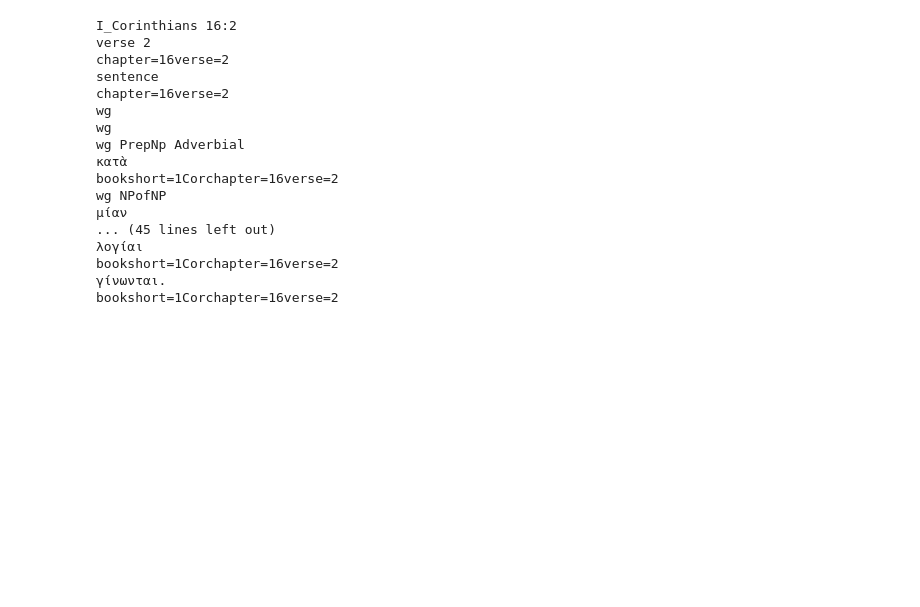
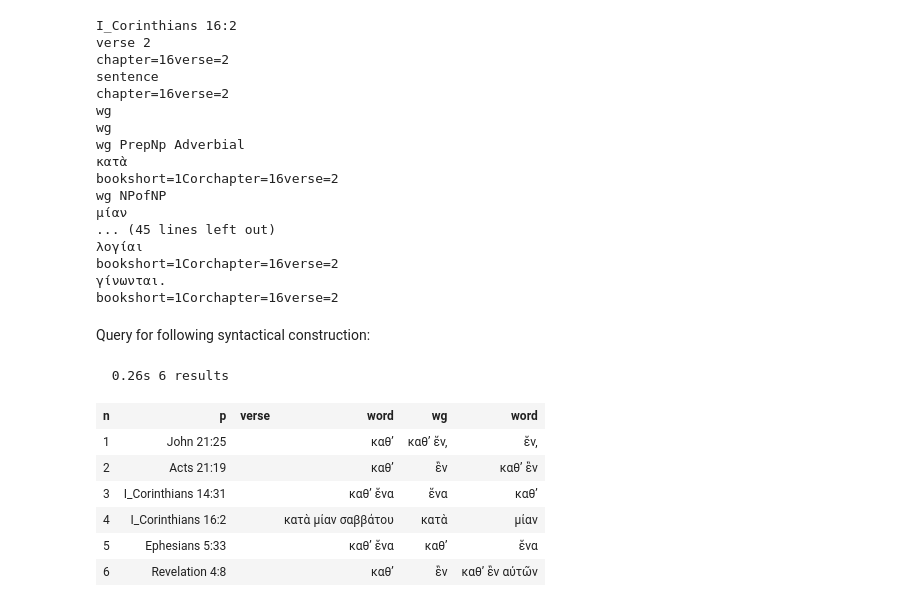
Before and after one commit to tonyjurg/Nestle1904LFT, a Jupyter notebook: docs/usecases/interpretation.ipynb, the cells around one changed output. Saved outputs shown, nothing was run; the diff lists cells and outputs as text; code cells hidden in the pictures; blank space fills up the shorter version.

```diff
--- a/docs/usecases/interpretation.ipynb
+++ b/docs/usecases/interpretation.ipynb
@@ -228,3 +228,24 @@ wg NPofNP
 bookshort=1Corchapter=16verse=2
 γίνωνται.
 bookshort=1Corchapter=16verse=2
+# %% [markdown]
+Query for following syntactical construction:
+# %%
+# create the query template
+SyntacticQuery1 = '''
+verse
+  wg rule=PrepNp
+     word lemma=κατά sp=prep
+     word lemma=εἷς case=accusative
+'''
+SyntacticResult1 = N1904LFT.search(SyntacticQuery1)
+N1904LFT.table(SyntacticResult1, condensed=True, multiFeatures=False)
+# %% [output]
+  0.26s 6 results
+| n | p | verse | word | wg | word |
+| 1 | John 21:25 |  | καθ’ | καθ’ ἕν, | ἕν, |
+| 2 | Acts 21:19 |  | καθ’ | ἓν | καθ’ ἓν |
+| 3 | I_Corinthians 14:31 |  | καθ’ ἕνα | ἕνα | καθ’ |
+| 4 | I_Corinthians 16:2 |  | κατὰ μίαν σαββάτου | κατὰ | μίαν |
+| 5 | Ephesians 5:33 |  | καθ’ ἕνα | καθ’ | ἕνα |
+| 6 | Revelation 4:8 |  | καθ’ | ἓν | καθ’ ἓν αὐτῶν |
```
Also changed, not shown: parts of 11 cells of this notebook, 1 other file.
